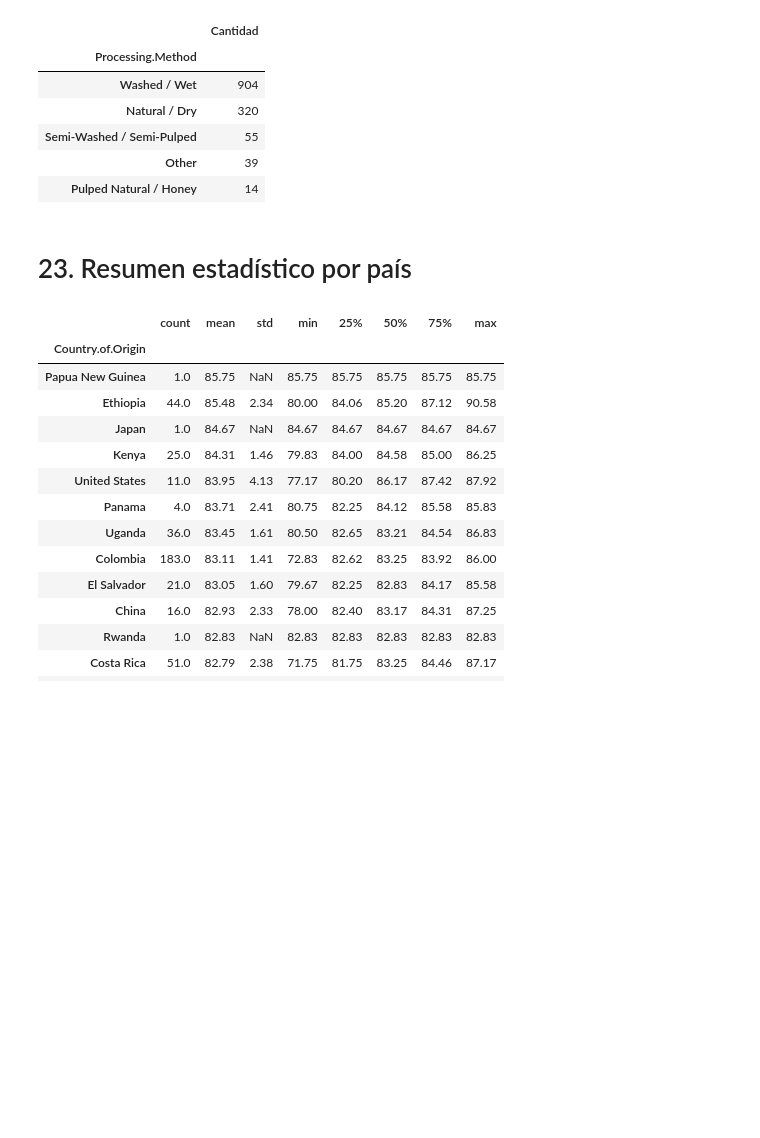
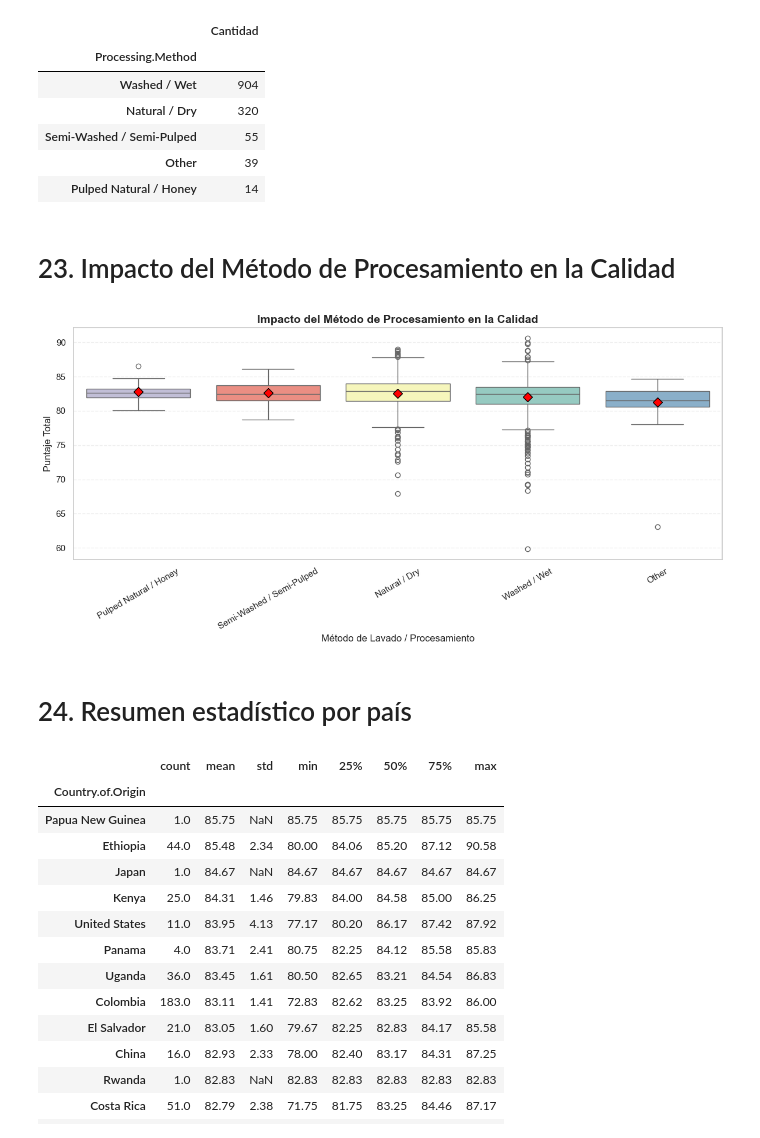
Before and after one commit to DataScienceHenryBootCampPF/DataScienceHenryBootCampPF, a Jupyter notebook: notebooks/01_EDA.ipynb, the cells around one changed output. Drawn from its saved outputs; the diff is of its cells as text; code cells hidden in the pictures; blank space fills up the shorter version.

```diff
--- a/notebooks/01_EDA.ipynb
+++ b/notebooks/01_EDA.ipynb
@@ -720,8 +749,36 @@ conteo.to_frame(name='Cantidad')
 | Semi-Washed / Semi-Pulped | 55 |
 | Other | 39 |
 | Pulped Natural / Honey | 14 |
+# %% [markdown]
+# 23. Impacto del Método de Procesamiento en la Calidad
+# %%
+orden_metodos = df.groupby('Processing.Method')['Total.Cup.Points'].mean().sort_values(ascending=False).index
+
+plt.figure(figsize=(12, 6))
+sns.boxplot(
+    data=df,
+    x='Processing.Method',
+    y='Total.Cup.Points',
+    hue='Processing.Method',
+    order=orden_metodos,
+    palette='Set3',
+    legend=False,
+    showmeans=True,
+    meanprops={"marker":"D","markerfacecolor":"red", "markeredgecolor":"black", "markersize":"8"}
+)
+
+plt.xticks(rotation=30)
+plt.title("Impacto del Método de Procesamiento en la Calidad", fontsize=14, weight='bold')
+plt.ylabel("Puntaje Total")
+plt.xlabel("Método de Lavado / Procesamiento")
+plt.grid(axis='y', linestyle='--', alpha=0.3)
+
+plt.tight_layout()
+plt.show()
+# %% [output]
+[figure, added]
 # %% [markdown]
-# 23. Resumen estadístico por país
+# 24. Resumen estadístico por país
 # %%
 resumen_pais = (
     df.groupby('Country.of.Origin')['Total.Cup.Points']
```
Also changed, not shown: parts of 24 cells of this notebook, 32 other files.
